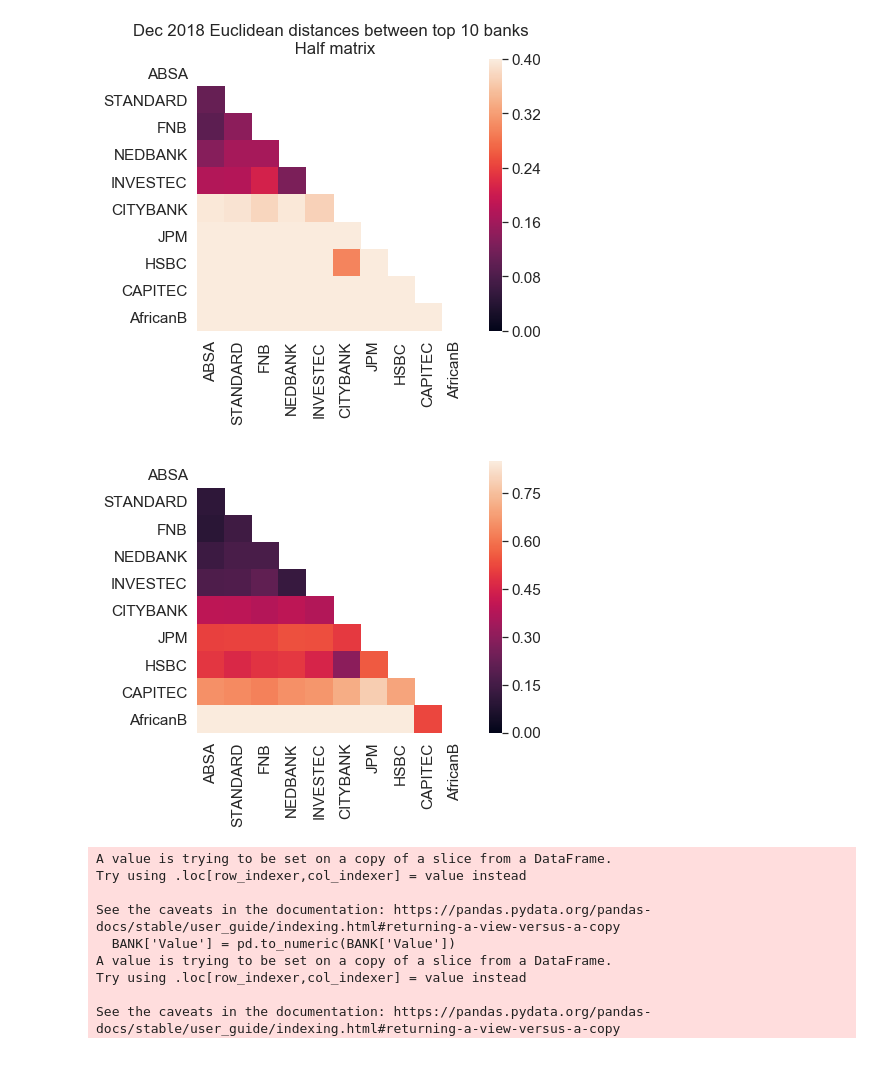
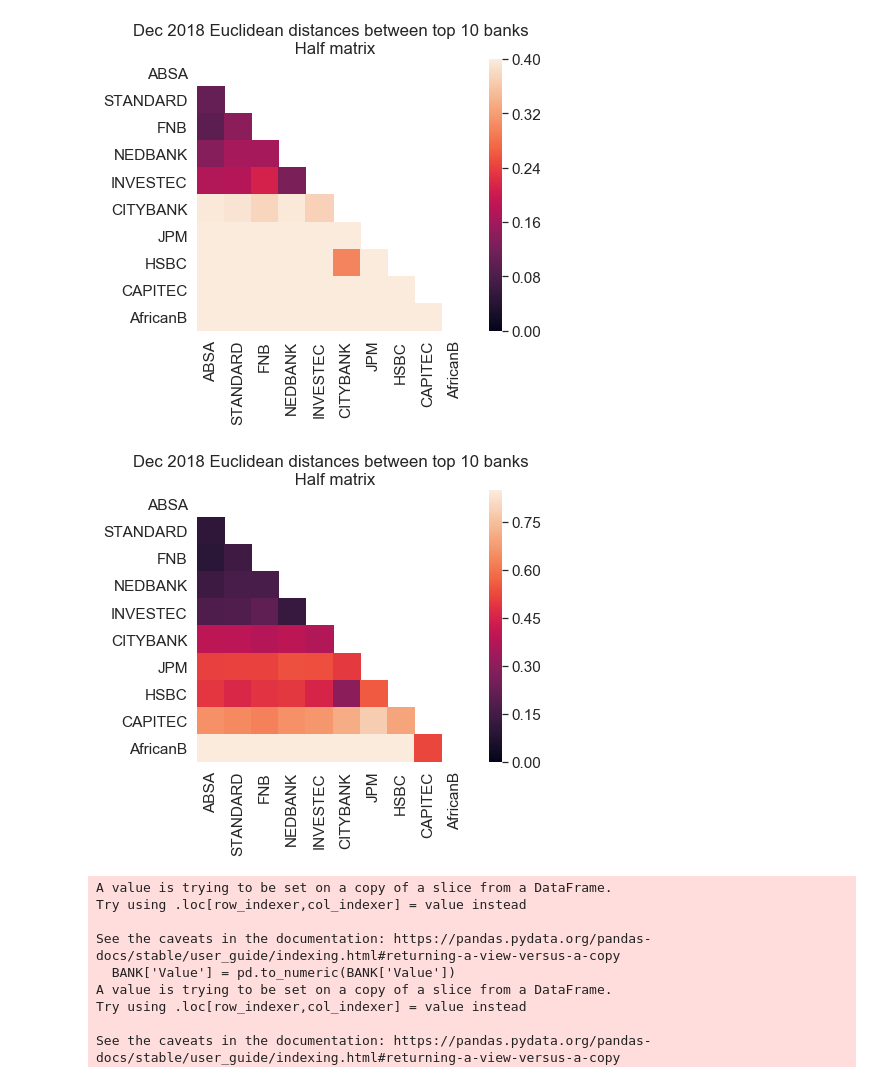
Before and after one commit to t1nak/ba900, a Jupyter notebook: distance.ipynb, the cells around one changed output. Drawn from its saved outputs; the diff is of its cells as text; code cells hidden in the pictures.

```diff
--- a/distance.ipynb
+++ b/distance.ipynb
@@ -138,15 +147,15 @@ Text(0.5,1,'Dec 2018 Euclidean distances between top 10 banks \n Half matrix')
 # %%
 cmap = sns.cm.rocket_r #sns.cm.rocket_r
 
-ax.set_title('Dec 2018 Euclidean distances between top 10 banks \n Full matrix')
 
 mask = np.zeros_like(heat)
 mask[np.triu_indices_from(mask)] = True
 with sns.axes_style("white"):
     f, ax = plt.subplots(figsize=(7, 5))
     ax = sns.heatmap(heat, mask=mask, vmax=.85, square=True)
+    ax.set_title('Dec 2018 Euclidean distances between top 10 banks \n Half matrix')
 # %% [output]
-[figure, old version]
+[figure, new version]
 # %%
 # show portfolio weights for absa's credit book
 from assets_to_weights import *
```
Also changed, not shown: parts of 10 cells of this notebook, 1 other file.
